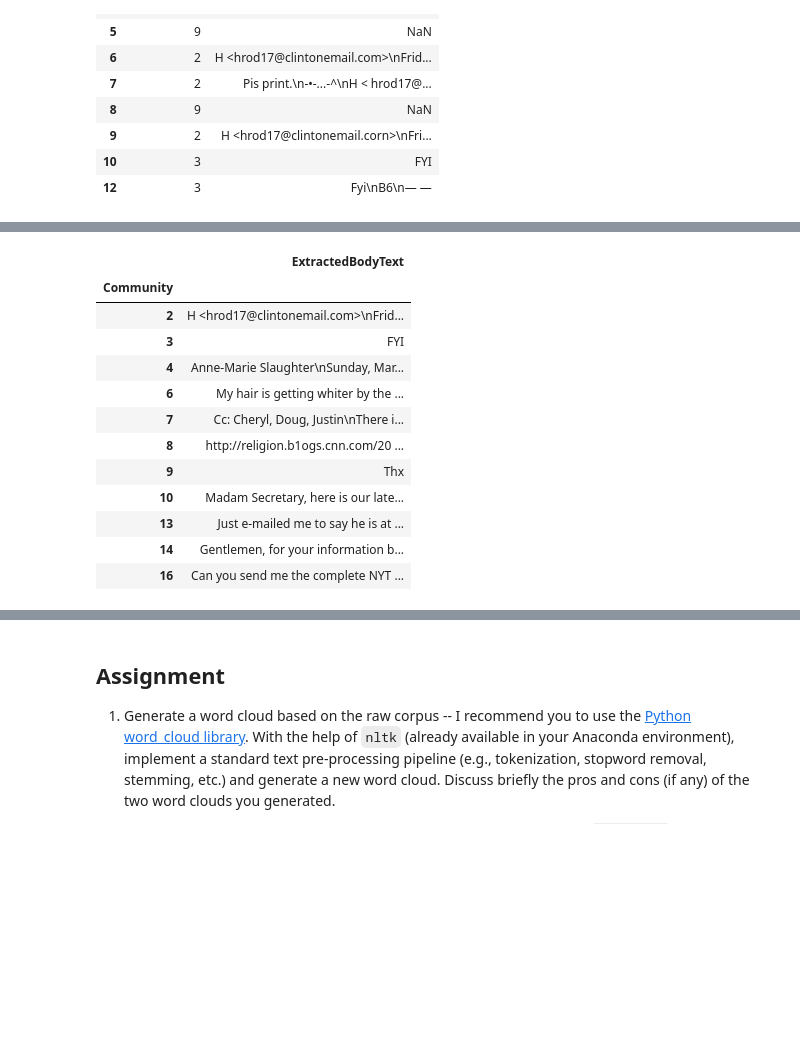
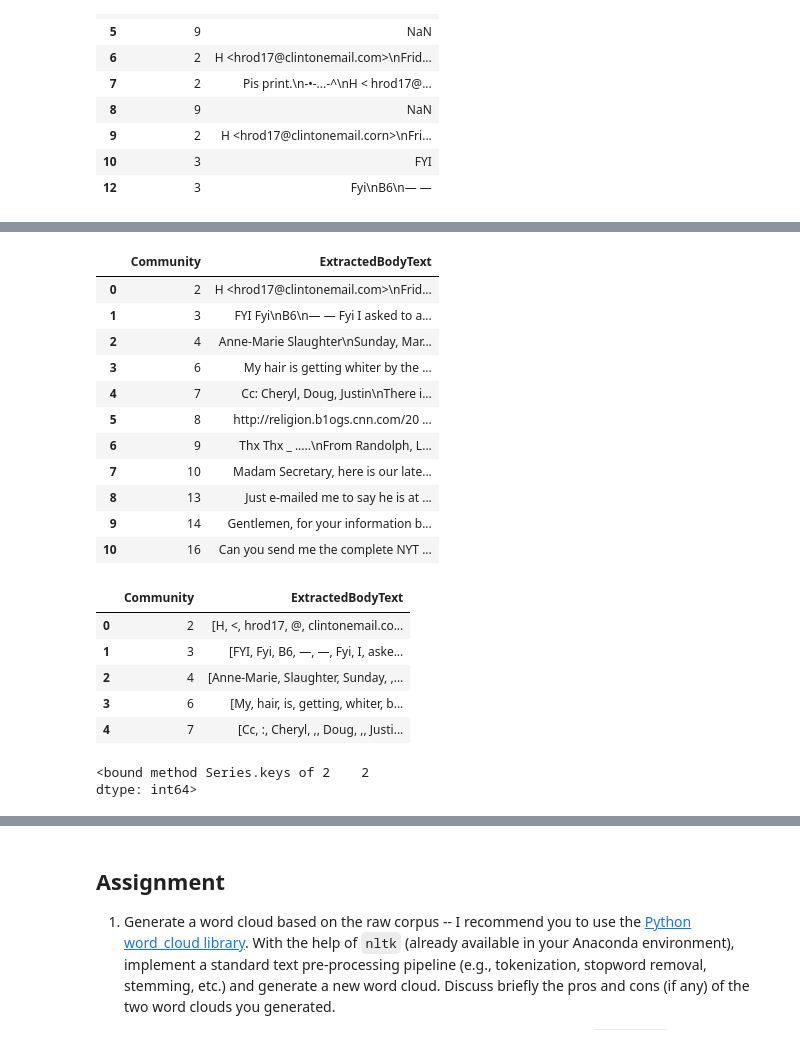
Before and after one commit to PaluchowskiMatthew/ADA-Kepler, a Jupyter notebook: 05 - Taming Text/05 - Taming Text.ipynb, the cells around one changed output, grey strips where cells are left out. Cells and saved outputs as stored; diff of their text form; code cells hidden in the pictures; blank space fills up the shorter version.

```diff
--- a/05 - Taming Text/05 - Taming Text.ipynb
+++ b/05 - Taming Text/05 - Taming Text.ipynb
@@ -623,20 +615,20 @@ Name: Community, dtype: int64
 # %%
 # Some communites got dropped when cleaning out NaN values, which is ok, since they were micro communities only consisting of emails with no bodies
 
 group_partitions = partition_table.dropna().groupby('Community')
-group_partitions['ExtractedBodyText'].apply(lambda row: ' '.join(row))
-group_partitions.first()
+communities = group_partitions['ExtractedBodyText'].apply(lambda row: ' '.join(row)).reset_index()
+
+communities
 # %% [output]
-|  | ExtractedBodyText |
-| Community |  |
-| 2 | H <hrod17@clintonemail.com>\nFrid... |
-| 3 | FYI |
-| 4 | Anne-Marie Slaughter\nSunday, Mar... |
-| 6 | My hair is getting whiter by the ... |
-| 7 | Cc: Cheryl, Doug, Justin\nThere i... |
-| 8 | http://religion.b1ogs.cnn.com/20 ... |
-| 9 | Thx |
-| 10 | Madam Secretary, here is our late... |
-| 13 | Just e-mailed me to say he is at ... |
-| 14 | Gentlemen, for your information b... |
-| 16 | Can you send me the complete NYT ... |
+|  | Community | ExtractedBodyText |
+| 0 | 2 | H <hrod17@clintonemail.com>\nFrid... |
+| 1 | 3 | FYI Fyi\nB6\n— — Fyi I asked to a... |
+| 2 | 4 | Anne-Marie Slaughter\nSunday, Mar... |
+| 3 | 6 | My hair is getting whiter by the ... |
+| 4 | 7 | Cc: Cheryl, Doug, Justin\nThere i... |
+| 5 | 8 | http://religion.b1ogs.cnn.com/20 ... |
+| 6 | 9 | Thx Thx _ .....\nFrom Randolph, L... |
+| 7 | 10 | Madam Secretary, here is our late... |
+| 8 | 13 | Just e-mailed me to say he is at ... |
+| 9 | 14 | Gentlemen, for your information b... |
+| 10 | 16 | Can you send me the complete NYT ... |
@@ -642,0 +637,9 @@ group_partitions.first()
+# %%
+communities.head()
+# %% [output]
+|  | Community | ExtractedBodyText |
+| 0 | 2 | [H, <, hrod17, @, clintonemail.co... |
+| 1 | 3 | [FYI, Fyi, B6, —, —, Fyi, I, aske... |
+| 2 | 4 | [Anne-Marie, Slaughter, Sunday, ,... |
+| 3 | 6 | [My, hair, is, getting, whiter, b... |
+| 4 | 7 | [Cc, :, Cheryl, ,, Doug, ,, Justi... |
@@ -642,0 +648,5 @@ group_partitions.first()
+# %%
+pd.Series([1,1,2,2,3]).value_counts().head(1).keys
+# %% [output]
+<bound method Series.keys of 2    2
+dtype: int64>
```
Also changed, not shown: parts of 20 cells of this notebook.
